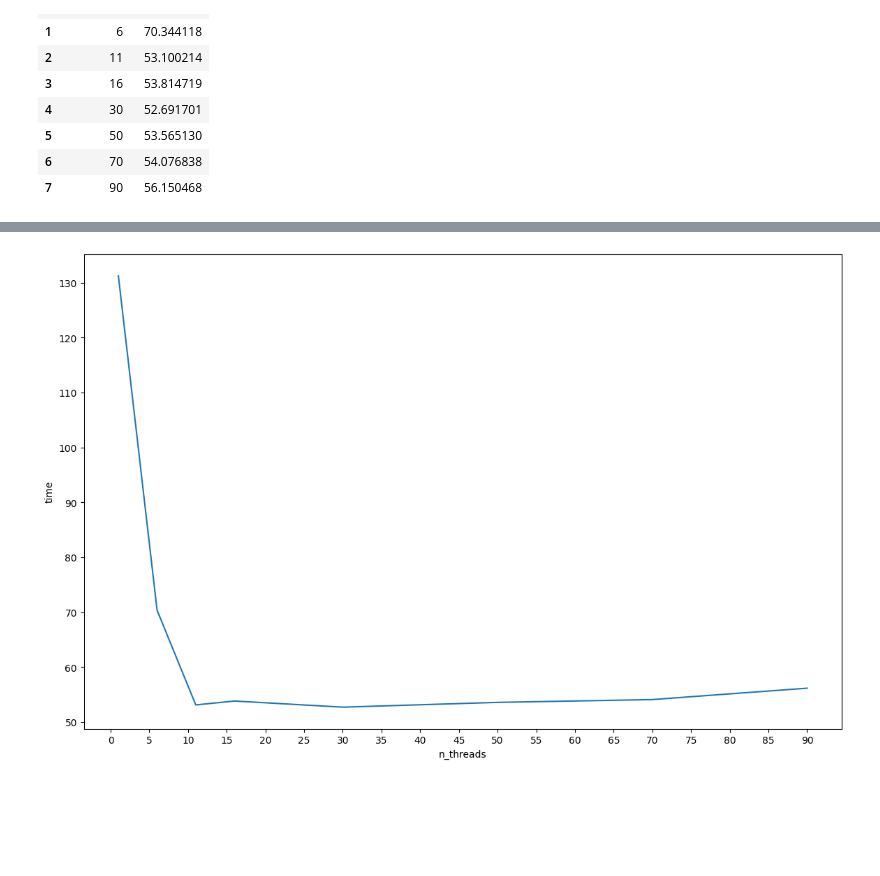
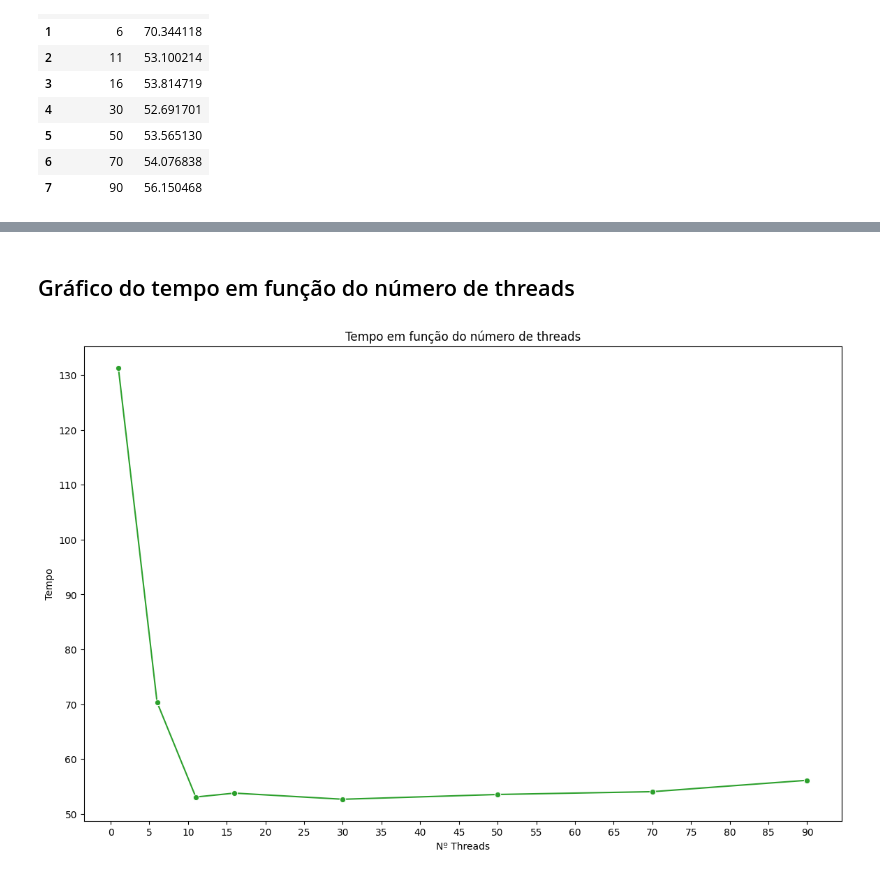
Before and after one commit to IguanaAzul/cefet-recuperacao-informacao-crawler, a Jupyter notebook: relatório.ipynb, the cells around one changed output, grey strips where cells are left out. Drawn from its saved outputs; the diff is of its cells as text; code cells hidden in the pictures; blank space fills up the shorter version.

```diff
--- a/relatório.ipynb
+++ b/relatório.ipynb
@@ -255,3 +286,5 @@ df
 | 7 | 90 | 56.150468 |
 # %%
 df.to_parquet("results.parquet")
+# %%
+df = pd.read_parquet("results.parquet")
@@ -258,7 +296,12 @@ df.to_parquet("results.parquet")
+# %% [markdown]
+## Gráfico do tempo em função do número de threads
 # %%
 plt.figure(figsize=(14, 9), dpi=100)
-plot = sns.lineplot(data=df, x="n_threads", y="time")
+plot = sns.lineplot(data=df, x="n_threads", y="time", marker="o", color="tab:green")
+plt.xlabel("Nº Threads")
+plt.ylabel("Tempo")
+plt.title("Tempo em função do número de threads")
 plot.set_xticks(np.arange(0, 91, step=5))
 plt.show()
 # %% [output]
-[figure, old version]
+[figure, new version]
```
Also changed, not shown: parts of 13 cells of this notebook, 1 other file.
